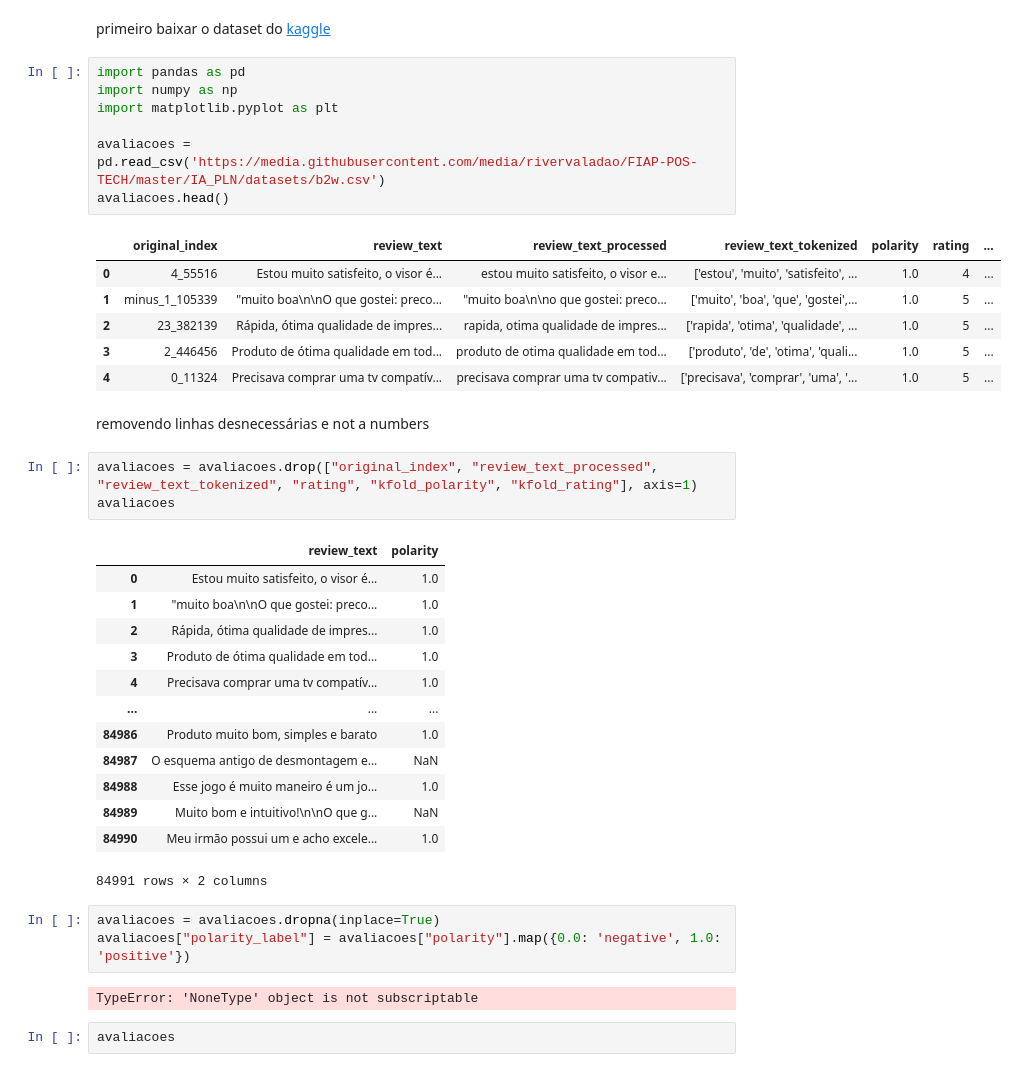
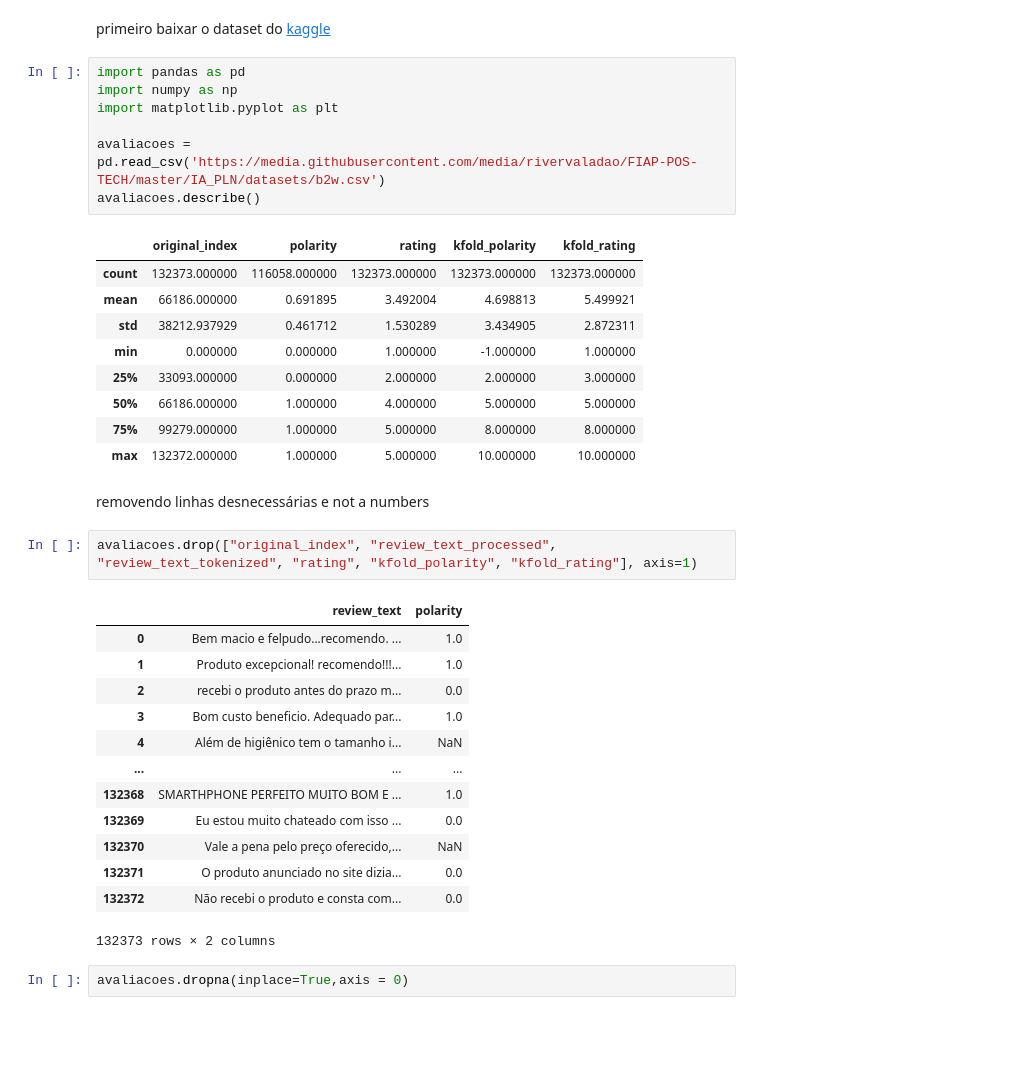
Before and after one commit to rivervaladao/FIAP-POS-TECH, a Jupyter notebook: IA_PLN/aula02/Classificador_Avaliacao.ipynb, the cells around one changed output. Cells and saved outputs as stored; diff of their text form; blank space fills up the shorter version.

```diff
--- a/IA_PLN/aula02/Classificador_Avaliacao.ipynb
+++ b/IA_PLN/aula02/Classificador_Avaliacao.ipynb
@@ -3,43 +3,40 @@ primeiro baixar o dataset do [kaggle](https://www.kaggle.com/datasets/fredericod
 # %%
 import pandas as pd
 import numpy as np
 import matplotlib.pyplot as plt
 
 avaliacoes = pd.read_csv('https://media.githubusercontent.com/media/rivervaladao/FIAP-POS-TECH/master/IA_PLN/datasets/b2w.csv')
-avaliacoes.head()
+avaliacoes.describe()
 # %% [output]
-|  | original_index | review_text | review_text_processed | review_text_tokenized | polarity | rating | ... |
-| 0 | 4_55516 | Estou muito satisfeito, o visor é... | estou muito satisfeito, o visor e... | ['estou', 'muito', 'satisfeito', ... | 1.0 | 4 | ... |
-| 1 | minus_1_105339 | "muito boa\n\nO que gostei: preco... | "muito boa\n\no que gostei: preco... | ['muito', 'boa', 'que', 'gostei',... | 1.0 | 5 | ... |
-| 2 | 23_382139 | Rápida, ótima qualidade de impres... | rapida, otima qualidade de impres... | ['rapida', 'otima', 'qualidade', ... | 1.0 | 5 | ... |
-| 3 | 2_446456 | Produto de ótima qualidade em tod... | produto de otima qualidade em tod... | ['produto', 'de', 'otima', 'quali... | 1.0 | 5 | ... |
-| 4 | 0_11324 | Precisava comprar uma tv compatív... | precisava comprar uma tv compativ... | ['precisava', 'comprar', 'uma', '... | 1.0 | 5 | ... |
+|  | original_index | polarity | rating | kfold_polarity | kfold_rating |
+| count | 132373.000000 | 116058.000000 | 132373.000000 | 132373.000000 | 132373.000000 |
+| mean | 66186.000000 | 0.691895 | 3.492004 | 4.698813 | 5.499921 |
+| std | 38212.937929 | 0.461712 | 1.530289 | 3.434905 | 2.872311 |
+| min | 0.000000 | 0.000000 | 1.000000 | -1.000000 | 1.000000 |
+| 25% | 33093.000000 | 0.000000 | 2.000000 | 2.000000 | 3.000000 |
+| 50% | 66186.000000 | 1.000000 | 4.000000 | 5.000000 | 5.000000 |
+| 75% | 99279.000000 | 1.000000 | 5.000000 | 8.000000 | 8.000000 |
+| max | 132372.000000 | 1.000000 | 5.000000 | 10.000000 | 10.000000 |
 # %% [markdown]
 removendo linhas desnecessárias e not a numbers
 # %%
-avaliacoes = avaliacoes.drop(["original_index", "review_text_processed", "review_text_tokenized", "rating", "kfold_polarity", "kfold_rating"], axis=1)
-avaliacoes
+avaliacoes.drop(["original_index", "review_text_processed", "review_text_tokenized", "rating", "kfold_polarity", "kfold_rating"], axis=1)
 # %% [output]
 |  | review_text | polarity |
-| 0 | Estou muito satisfeito, o visor é... | 1.0 |
-| 1 | "muito boa\n\nO que gostei: preco... | 1.0 |
-| 2 | Rápida, ótima qualidade de impres... | 1.0 |
-| 3 | Produto de ótima qualidade em tod... | 1.0 |
-| 4 | Precisava comprar uma tv compatív... | 1.0 |
+| 0 | Bem macio e felpudo...recomendo. ... | 1.0 |
+| 1 | Produto excepcional! recomendo!!!... | 1.0 |
+| 2 | recebi o produto antes do prazo m... | 0.0 |
+| 3 | Bom custo beneficio. Adequado par... | 1.0 |
+| 4 | Além de higiênico tem o tamanho i... | NaN |
 | ... | ... | ... |
-| 84986 | Produto muito bom, simples e barato | 1.0 |
-| 84987 | O esquema antigo de desmontagem e... | NaN |
-| 84988 | Esse jogo é muito maneiro é um jo... | 1.0 |
-| 84989 | Muito bom e intuitivo!\n\nO que g... | NaN |
-| 84990 | Meu irmão possui um e acho excele... | 1.0 |
+| 132368 | SMARTHPHONE PERFEITO MUITO BOM E ... | 1.0 |
+| 132369 | Eu estou muito chateado com isso ... | 0.0 |
+| 132370 | Vale a pena pelo preço oferecido,... | NaN |
+| 132371 | O produto anunciado no site dizia... | 0.0 |
+| 132372 | Não recebi o produto e consta com... | 0.0 |
-84991 rows × 2 columns
+132373 rows × 2 columns
 # %%
-avaliacoes = avaliacoes.dropna(inplace=True)
-avaliacoes["polarity_label"] = avaliacoes["polarity"].map({0.0: 'negative', 1.0: 'positive'})
+avaliacoes.dropna(inplace=True,axis = 0)
-# %% [output]
-TypeError: 'NoneType' object is not subscriptable
-# %%
-avaliacoes
 # %%
 avaliacoes.polarity.value_counts()
 # %% [output]
```
Also changed, not shown: parts of 10 cells of this notebook.
